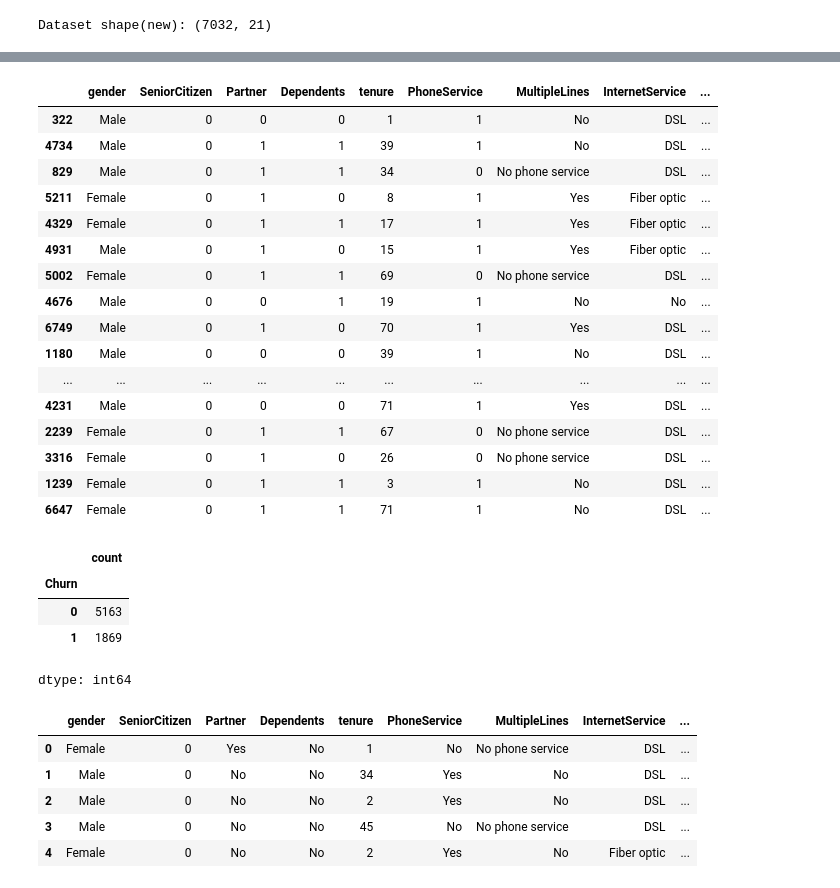
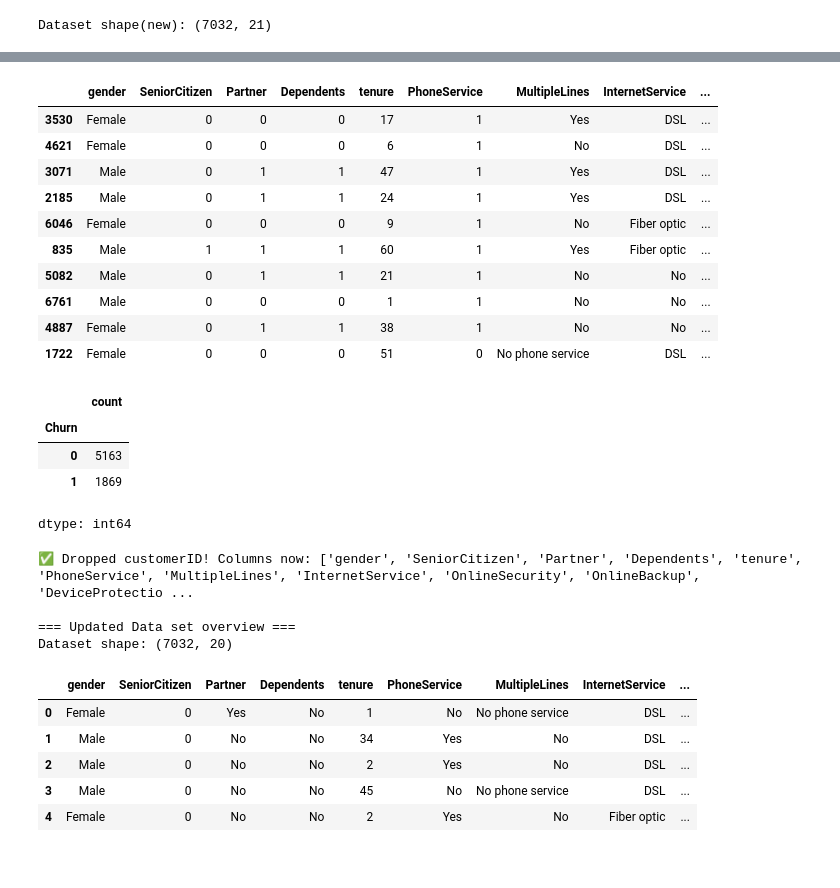
Before and after one commit to Yenuli0808/CM2604_Telco_Customer_Churn-CW, a Jupyter notebook: notebooks/01_data_exploration.ipynb, the cells around one changed output, grey strips where cells are left out. Drawn from its saved outputs; the diff is of its cells as text; code cells hidden in the pictures.

Commit message:
Did the basic Data cleaning part

```diff
--- a/notebooks/01_data_exploration.ipynb
+++ b/notebooks/01_data_exploration.ipynb
@@ -196,23 +223,17 @@ df.head(20)
 # %%
-df.sample(20)
+df.sample(10)
 # %% [output]
 |  | gender | SeniorCitizen | Partner | Dependents | tenure | PhoneService | MultipleLines | InternetService | ... |
-| 322 | Male | 0 | 0 | 0 | 1 | 1 | No | DSL | ... |
-| 4734 | Male | 0 | 1 | 1 | 39 | 1 | No | DSL | ... |
-| 829 | Male | 0 | 1 | 1 | 34 | 0 | No phone service | DSL | ... |
-| 5211 | Female | 0 | 1 | 0 | 8 | 1 | Yes | Fiber optic | ... |
-| 4329 | Female | 0 | 1 | 1 | 17 | 1 | Yes | Fiber optic | ... |
-| 4931 | Male | 0 | 1 | 0 | 15 | 1 | Yes | Fiber optic | ... |
-| 5002 | Female | 0 | 1 | 1 | 69 | 0 | No phone service | DSL | ... |
-| 4676 | Male | 0 | 0 | 1 | 19 | 1 | No | No | ... |
-| 6749 | Male | 0 | 1 | 0 | 70 | 1 | Yes | DSL | ... |
-| 1180 | Male | 0 | 0 | 0 | 39 | 1 | No | DSL | ... |
-| ... | ... | ... | ... | ... | ... | ... | ... | ... | ... |
-| 4231 | Male | 0 | 0 | 0 | 71 | 1 | Yes | DSL | ... |
-| 2239 | Female | 0 | 1 | 1 | 67 | 0 | No phone service | DSL | ... |
-| 3316 | Female | 0 | 1 | 0 | 26 | 0 | No phone service | DSL | ... |
-| 1239 | Female | 0 | 1 | 1 | 3 | 1 | No | DSL | ... |
-| 6647 | Female | 0 | 1 | 1 | 71 | 1 | No | DSL | ... |
+| 3530 | Female | 0 | 0 | 0 | 17 | 1 | Yes | DSL | ... |
+| 4621 | Female | 0 | 0 | 0 | 6 | 1 | No | DSL | ... |
+| 3071 | Male | 0 | 1 | 1 | 47 | 1 | Yes | DSL | ... |
+| 2185 | Male | 0 | 1 | 1 | 24 | 1 | Yes | DSL | ... |
+| 6046 | Female | 0 | 0 | 0 | 9 | 1 | No | Fiber optic | ... |
+| 835 | Male | 1 | 1 | 1 | 60 | 1 | Yes | Fiber optic | ... |
+| 5082 | Male | 0 | 1 | 1 | 21 | 1 | No | No | ... |
+| 6761 | Male | 0 | 0 | 0 | 1 | 1 | No | No | ... |
+| 4887 | Female | 0 | 1 | 1 | 38 | 1 | No | No | ... |
+| 1722 | Female | 0 | 0 | 0 | 51 | 0 | No phone service | DSL | ... |
 # %%
 #Converting churn to numeric(0/1)
 
@@ -228,8 +249,15 @@ dtype: int64
 # Dropping CustomerID (as it's not useful for modeling)
 
 df = df.drop(columns=['customerID'])
+print("✅ Dropped customerID! Columns now:", df.columns.tolist())
+print("\n=== Updated Data set overview ===")
+print(f"Dataset shape: {df.shape}")
 df.head()
 # %% [output]
+✅ Dropped customerID! Columns now: ['gender', 'SeniorCitizen', 'Partner', 'Dependents', 'tenure', 'PhoneService', 'MultipleLines', 'InternetService', 'OnlineSecurity', 'OnlineBackup', 'DeviceProtectio ...
+
+=== Updated Data set overview ===
+Dataset shape: (7032, 20)
 |  | gender | SeniorCitizen | Partner | Dependents | tenure | PhoneService | MultipleLines | InternetService | ... |
 | 0 | Female | 0 | Yes | No | 1 | No | No phone service | DSL | ... |
 | 1 | Male | 0 | No | No | 34 | Yes | No | DSL | ... |
```
Also changed, not shown: parts of 11 cells of this notebook.
